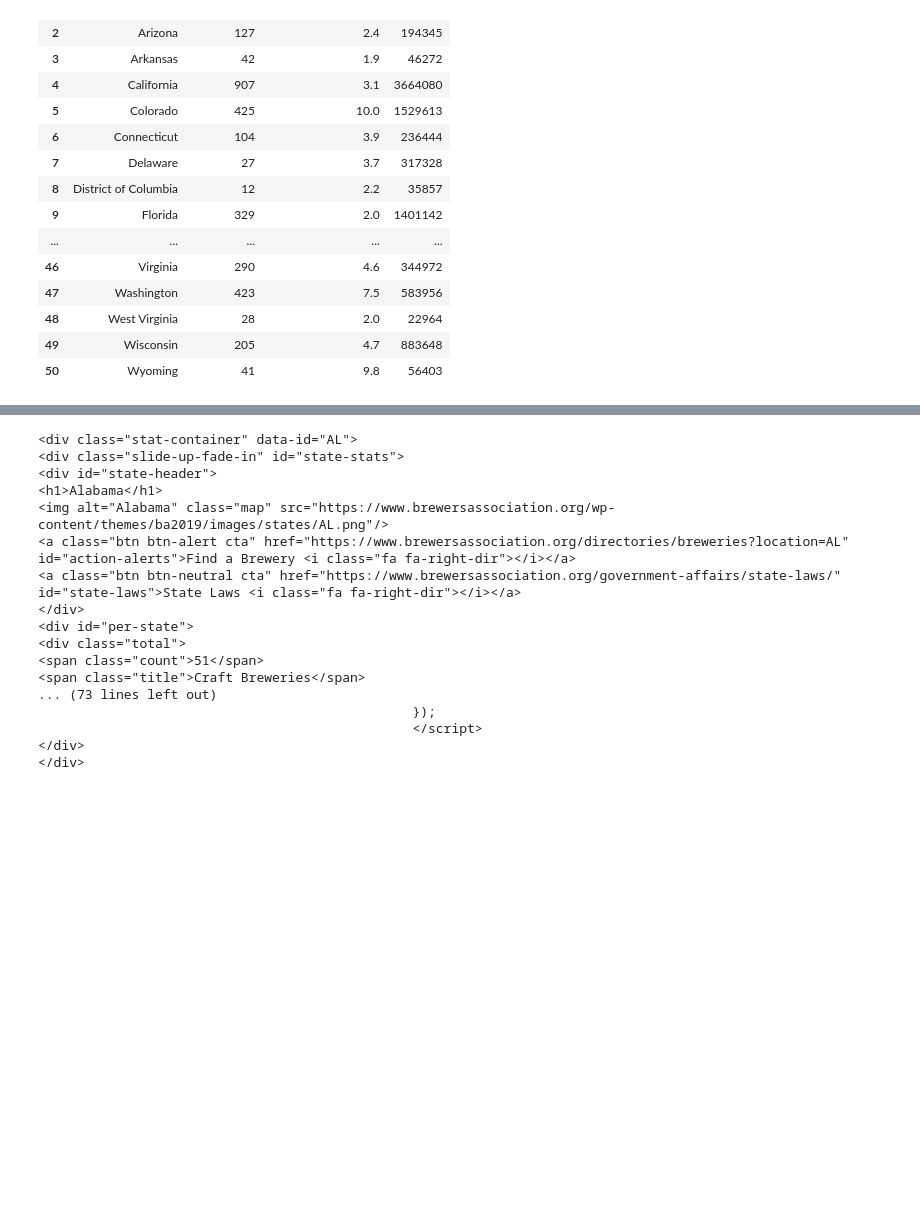
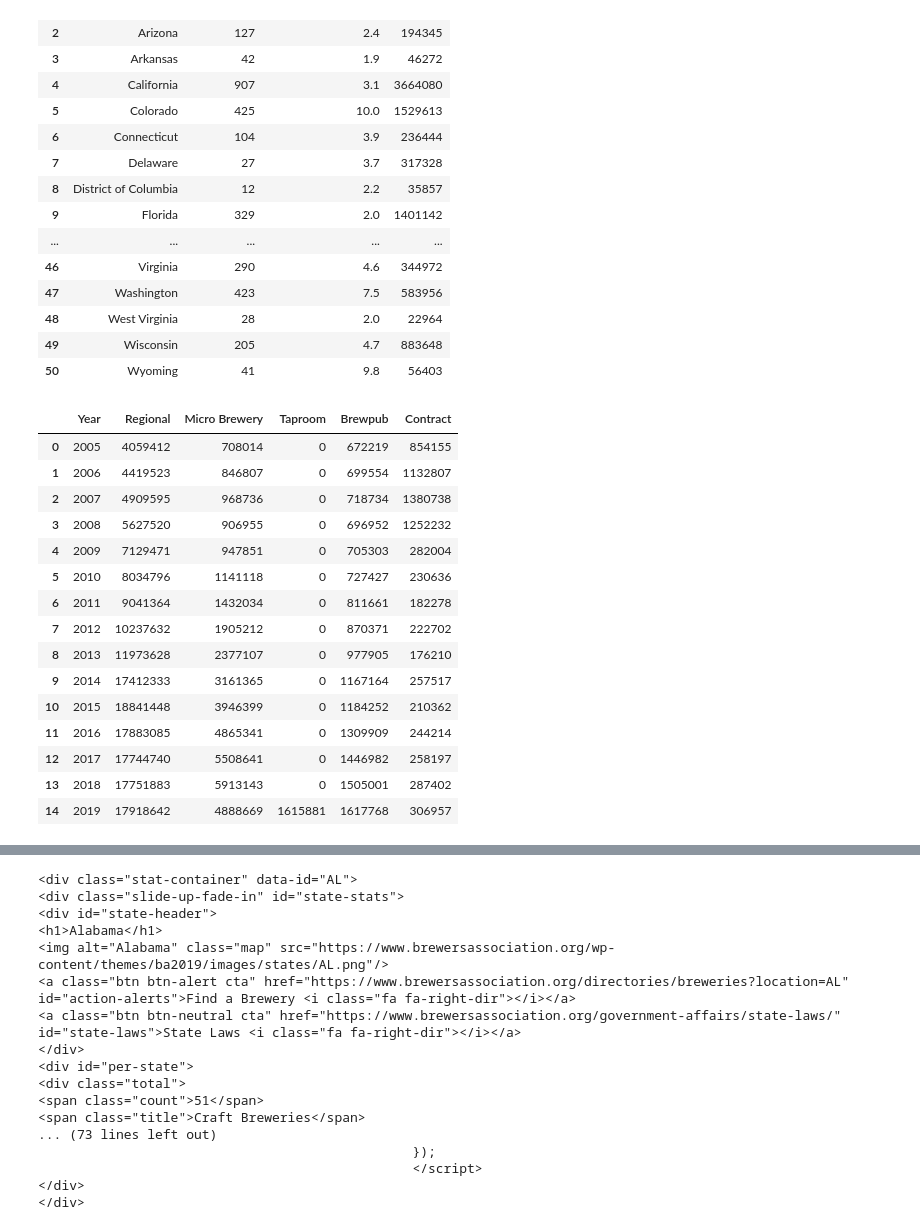
Before and after one commit to jessyoder/Project-2, a Jupyter notebook: craft_brewery_scrape.ipynb, the cells around one changed output, grey strips where cells are left out. Cells and saved outputs as stored; diff of their text form; code cells hidden in the pictures; blank space fills up the shorter version.

Commit message:
State level data

```diff
--- a/craft_brewery_scrape.ipynb
+++ b/craft_brewery_scrape.ipynb
@@ -96,0 +103,60 @@ state_data_df.to_csv("state_data.csv")
+# %%
+craft_production = [{"date": 2005,"regional": 4059412,"micro": 708014,"taproom": 0,"brewpub": 672219,"contract": 854155},
+{"date": 2006,"regional": 4419523,"micro": 846807,"taproom": 0,"brewpub": 699554,"contract": 1132807},
+{"date": 2007,"regional": 4909595,"micro": 968736,"taproom": 0,"brewpub": 718734,"contract": 1380738},
+{"date": 2008,"regional": 5627520,"micro": 906955,"taproom": 0,"brewpub": 696952,"contract": 1252232},
+{"date": 2009,"regional": 7129471,"micro": 947851,"taproom": 0,"brewpub": 705303,"contract": 282004},
+{"date": 2010,"regional": 8034796,"micro": 1141118,"taproom": 0,"brewpub": 727427,"contract": 230636},
+{"date": 2011,"regional": 9041364,"micro": 1432034,"taproom": 0,"brewpub": 811661,"contract": 182278},
+{"date": 2012,"regional": 10237632,"micro": 1905212,"taproom": 0,"brewpub": 870371,"contract": 222702},
+{"date": 2013,"regional": 11973628,"micro": 2377107,"taproom": 0,"brewpub": 977905,"contract": 176210},
+{"date": 2014,"regional": 17412333,"micro": 3161365,"taproom": 0,"brewpub": 1167164,"contract": 257517},
+{"date": 2015,"regional": 18841448,"micro": 3946399,"taproom": 0,"brewpub": 1184252,"contract": 210362},
+{"date": 2016,"regional": 17883085,"micro": 4865341,"taproom": 0,"brewpub": 1309909,"contract": 244214},
+{"date": 2017,"regional": 17744740,"micro": 5508641,"taproom": 0,"brewpub": 1446982,"contract": 258197},
+{"date": 2018,"regional": 17751883,"micro": 5913143,"taproom": 0,"brewpub": 1505001,"contract": 287402},
+{"date": 2019,"regional": 17918642,"micro": 4888669,"taproom": 1615881,"brewpub": 1617768,"contract": 306957}
+]
+# %%
+# Create a craft production table
+
+date = []
+regional =[]
+micro =[]
+taproom =[]
+brewpub =[]
+contract =[]
+
+for item in craft_production:
+    date.append(item["date"])
+    regional.append(item["regional"])
+    micro.append(item["micro"])
+    taproom.append(item["taproom"])
+    brewpub.append(item["brewpub"])
+    contract.append(item["contract"])
+
+craft_barrels = {"Year": date, "Regional": regional, "Micro Brewery": micro, "Taproom": taproom,
+                "Brewpub":  brewpub, "Contract": contract}
+
+craft_barrels_df = pd.DataFrame(craft_barrels)
+
+craft_barrels_df.to_csv("craft_barrels.csv")
+
+craft_barrels_df
+# %% [output]
+|  | Year | Regional | Micro Brewery | Taproom | Brewpub | Contract |
+| 0 | 2005 | 4059412 | 708014 | 0 | 672219 | 854155 |
+| 1 | 2006 | 4419523 | 846807 | 0 | 699554 | 1132807 |
+| 2 | 2007 | 4909595 | 968736 | 0 | 718734 | 1380738 |
+| 3 | 2008 | 5627520 | 906955 | 0 | 696952 | 1252232 |
+| 4 | 2009 | 7129471 | 947851 | 0 | 705303 | 282004 |
+| 5 | 2010 | 8034796 | 1141118 | 0 | 727427 | 230636 |
+| 6 | 2011 | 9041364 | 1432034 | 0 | 811661 | 182278 |
+| 7 | 2012 | 10237632 | 1905212 | 0 | 870371 | 222702 |
+| 8 | 2013 | 11973628 | 2377107 | 0 | 977905 | 176210 |
+| 9 | 2014 | 17412333 | 3161365 | 0 | 1167164 | 257517 |
+| 10 | 2015 | 18841448 | 3946399 | 0 | 1184252 | 210362 |
+| 11 | 2016 | 17883085 | 4865341 | 0 | 1309909 | 244214 |
+| 12 | 2017 | 17744740 | 5508641 | 0 | 1446982 | 258197 |
+| 13 | 2018 | 17751883 | 5913143 | 0 | 1505001 | 287402 |
+| 14 | 2019 | 17918642 | 4888669 | 1615881 | 1617768 | 306957 |
```
Also changed, not shown: parts of 8 cells of this notebook, 2 other files.
